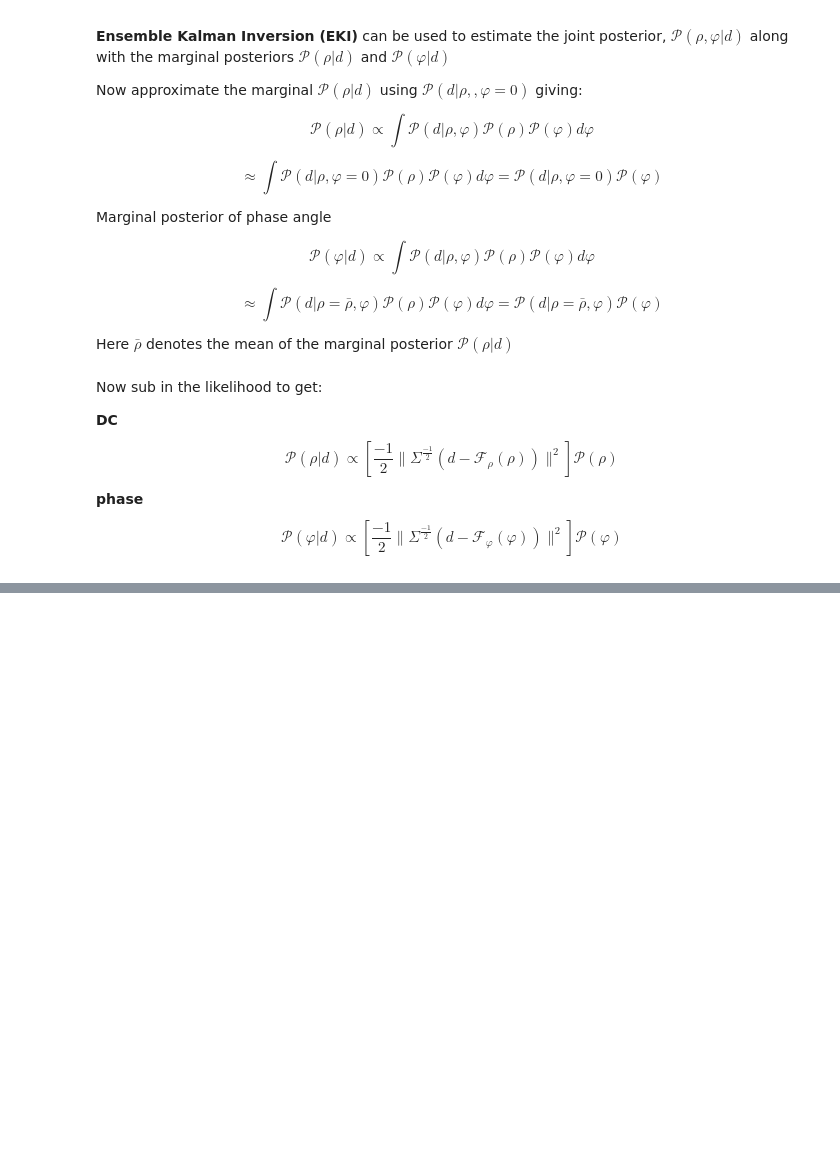
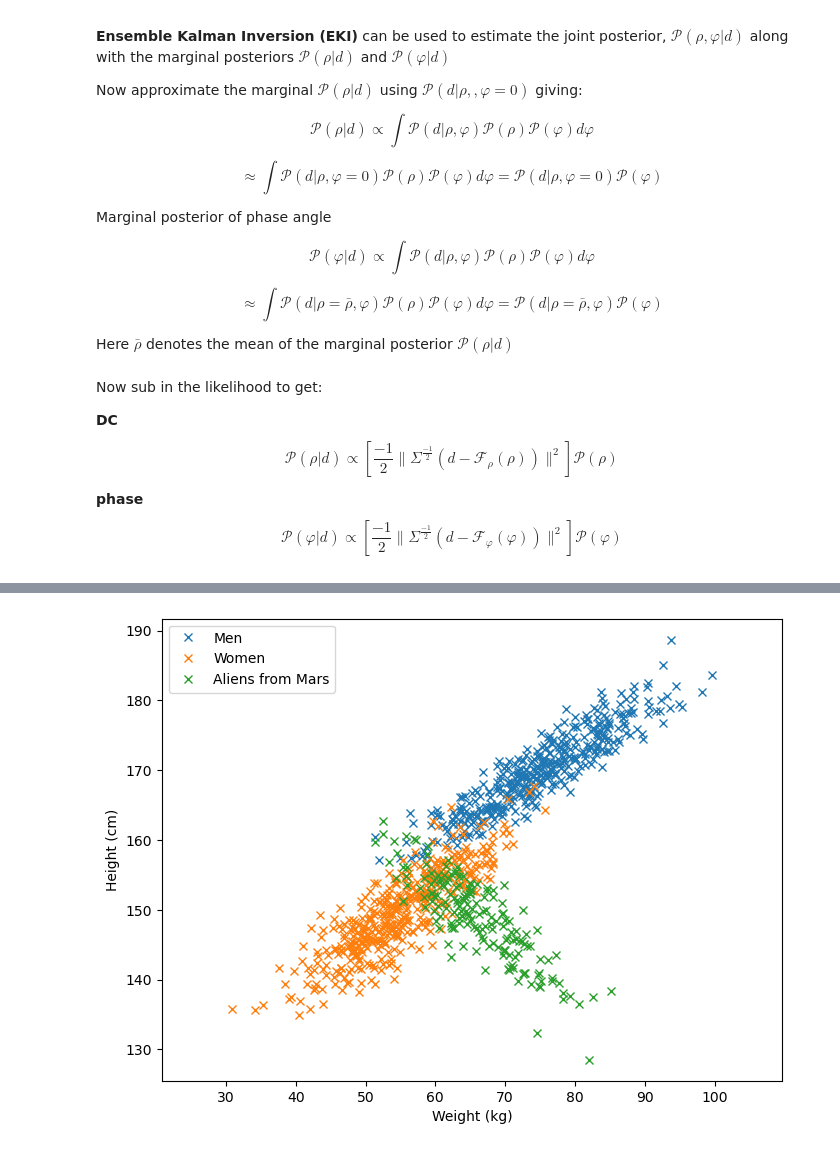
Before and after one commit to JKutt/transformers_segmentation, a Jupyter notebook: baysian_inversion/notes/EKI.ipynb, the cells around one changed output, grey strips where cells are left out. Cells and saved outputs as stored; diff of their text form; code cells hidden in the pictures; blank space fills up the shorter version.

```diff
--- a/baysian_inversion/notes/EKI.ipynb
+++ b/baysian_inversion/notes/EKI.ipynb
@@ -69,0 +166,43 @@ $$
+# %%
+import matplotlib.pyplot as plt
+import numpy as np
+%matplotlib inline
+
+n = 1000
+X = np.zeros((n,2)) # initialize our data
+y = np.zeros((n, 3))
+
+true_theta = [0.4, 0.4, 0.2] # class probabilities
+
+#class means
+true_means = [
+              [75, 170], #men
+              [55, 150], #women
+              [65, 150]  #aliens
+             ]
+#class covariances
+true_cov = [[[80, 50], [-5, 2]],
+            [[60, 50], [-8, 2]],
+            [[60, -50], [8, 2]]
+           ]
+
+for i in range(n):
+    # note - this code would be a lot faster if you vectorized this loop...
+
+    # sample a class label
+    y[i,:] = np.random.multinomial(1, true_theta, size=1).flatten()
+    c = np.argmax(y[i,:])
+    # sample the corresponding features.
+    X[i,:] = np.random.multivariate_normal(true_means[c], true_cov[c], 1).flatten()
+
+plt.figure(figsize=(8,6))
+plt.plot(X[y[:,0]==1,0], X[y[:,0]==1,1], 'x', label='Men')
+plt.plot(X[y[:,1]==1,0], X[y[:,1]==1,1], 'x', label='Women')
+plt.plot(X[y[:,2]==1,0], X[y[:,2]==1,1], 'x', label='Aliens from Mars')
+plt.axis('equal')
+plt.xlabel('Weight (kg)')
+plt.ylabel('Height (cm)')
+plt.legend(loc=2)
+plt.show()
+# %% [output]
+[figure, added]
```
Also changed, not shown: parts of 6 cells of this notebook, 4 other files.
